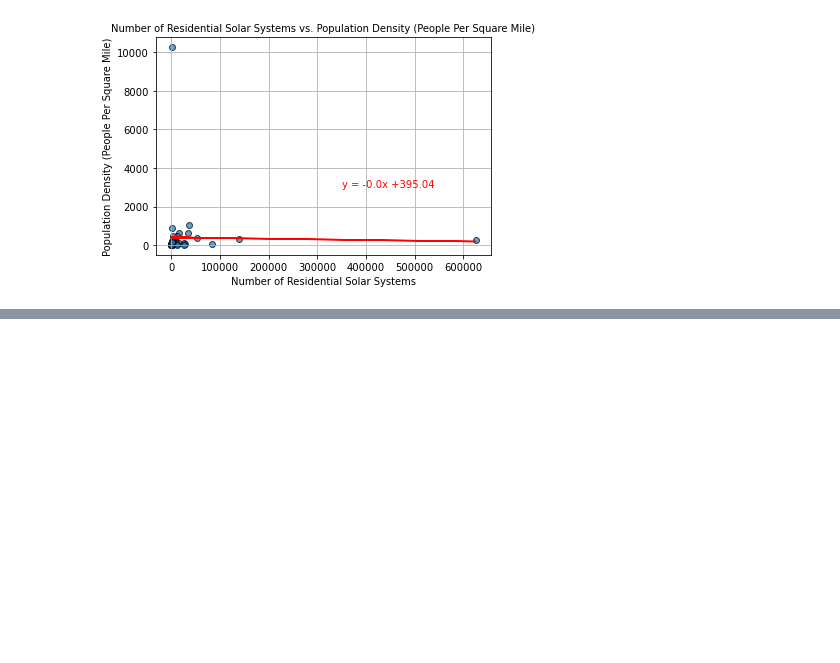
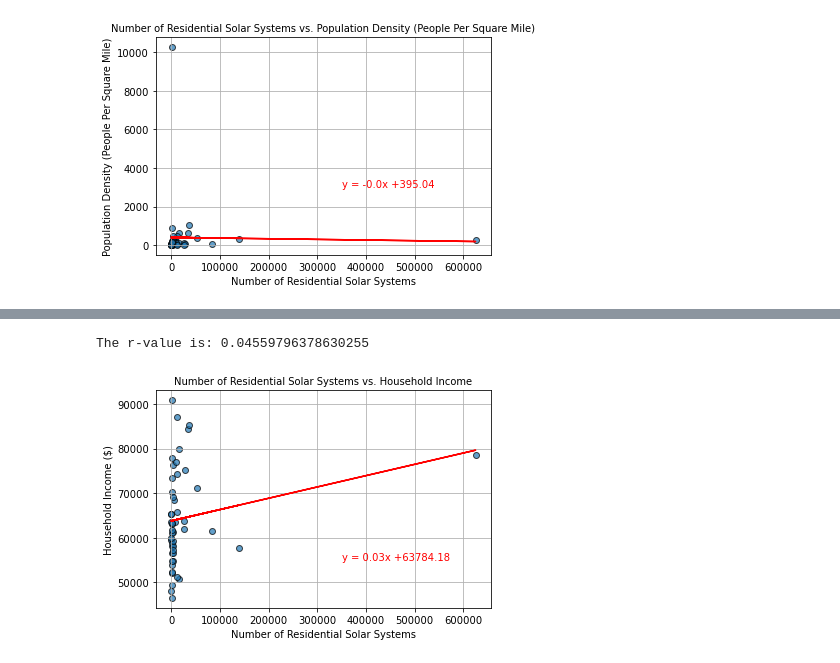
Before and after one commit to JeremyTallant/TomorrowsEnergyToday, a Jupyter notebook: edscript.ipynb, the cells around one changed output, grey strips where cells are left out. Cells and saved outputs as stored; diff of their text form; code cells hidden in the pictures; blank space fills up the shorter version.

```diff
--- a/edscript.ipynb
+++ b/edscript.ipynb
@@ -153,0 +210,28 @@ The r-value is: 0.00044710142906488804
+# %%
+# Graph and linear regression on Household Income.
+x_values = combined_df["solar_system_count_residential"]
+y_values = combined_df["Household Income"]
+
+# Get linear regression
+(slope, intercept, rvalue, pvalue, stderr) = linregress(x_values, y_values)
+regress_values = x_values * slope + intercept
+line_eq = "y = " + str(round(slope,2)) + "x +" + str(round(intercept,2))
+
+# Build linear regression plot
+plt.scatter(x_values, y_values, alpha = 0.7, edgecolors = "k")
+plt.plot(x_values, regress_values, "r")
+plt.annotate(line_eq, (350000, 55000), fontsize = 10, color = "red")
+plt.xlabel("Number of Residential Solar Systems")
+plt.ylabel("Household Income ($)")
+plt.title(f"Number of Residential Solar Systems vs. Household Income", fontsize = 10)
+plt.grid(True)
+print(f"The r-value is: {rvalue**2}")
+
+# Save linear regression plot as a png
+plt.savefig("output_data/RegressionPlot_solar_system_count_residential_vs_household_income.png")
+
+# Show plot
+plt.show()
+# %% [output]
+The r-value is: 0.04559796378630255
+[figure, added]
```
Also changed, not shown: parts of 10 cells of this notebook.
